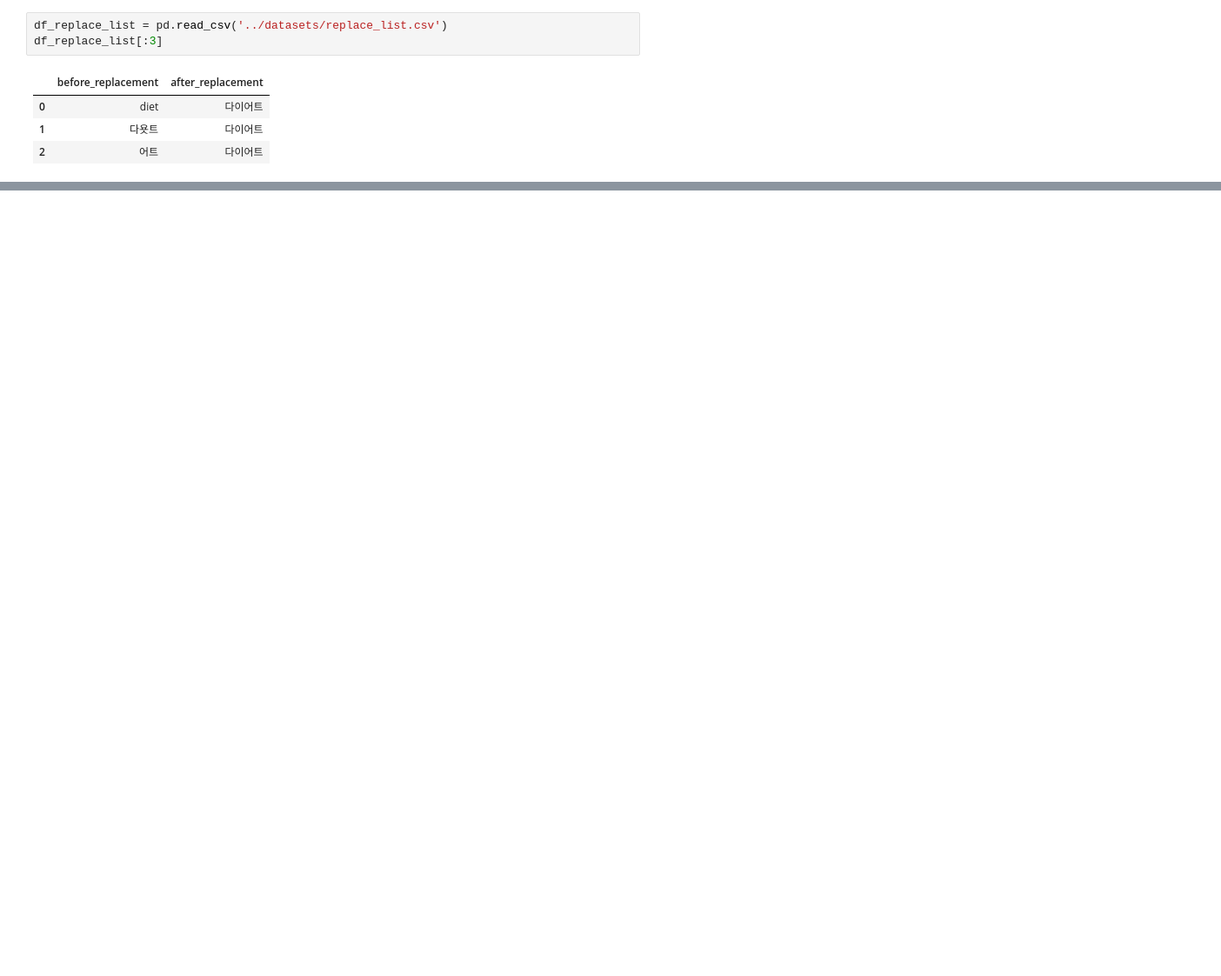
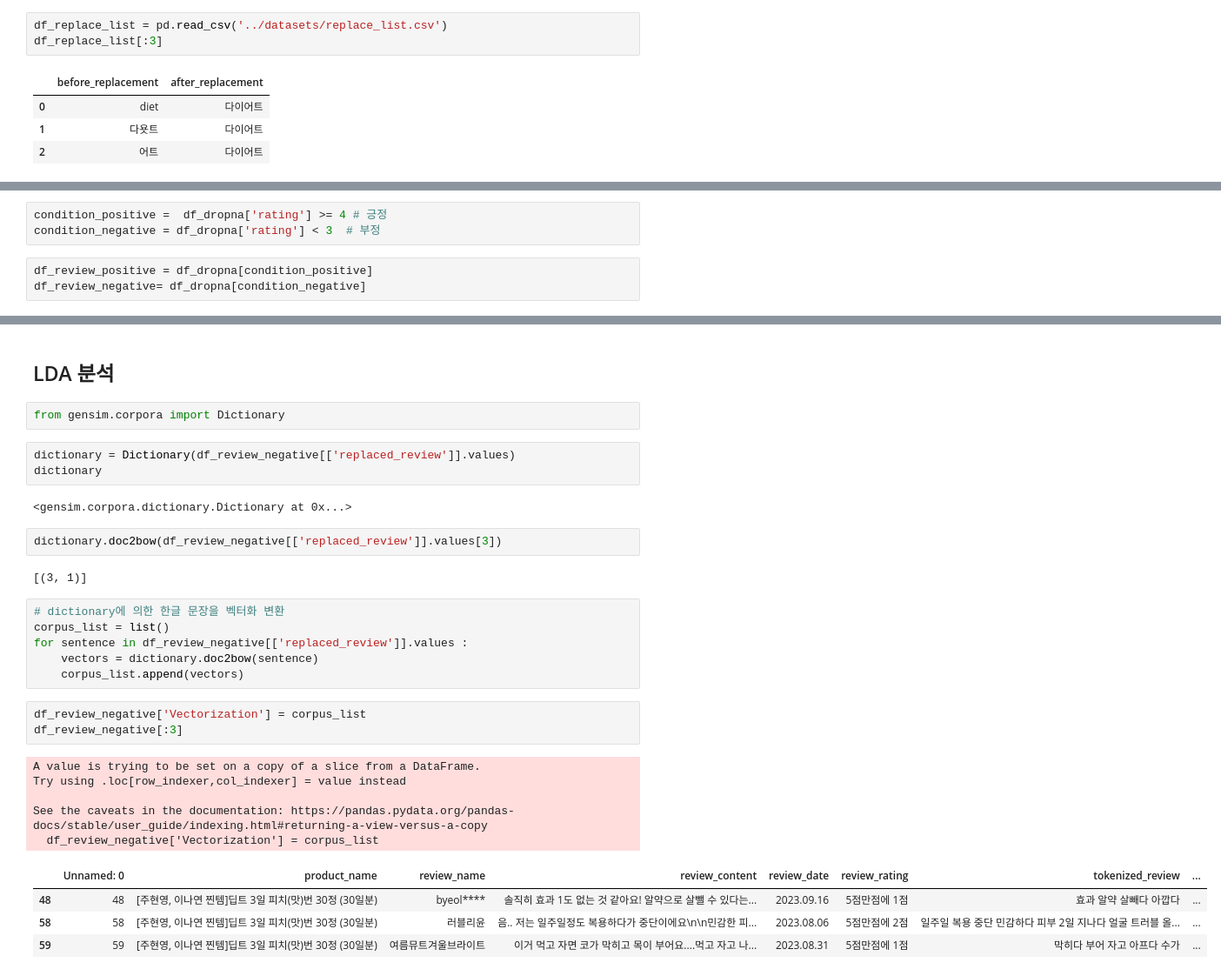
Before and after one commit to angelamyungjoosong/project_supplements_data_analytics, a Jupyter notebook: codes/Preprocessing_GB.ipynb, the cells around one changed output, grey strips where cells are left out. Shown: that part at 87% size. Cells and saved outputs as stored; diff of their text form; blank space fills up the shorter version.

```diff
--- a/codes/Preprocessing_GB.ipynb
+++ b/codes/Preprocessing_GB.ipynb
@@ -326,0 +352,6 @@ See the caveats in the documentation: https://pandas.pydata.org/pandas-docs/stab
+# %%
+condition_positive =  df_dropna['rating'] >= 4 # 긍정
+condition_negative = df_dropna['rating'] < 3  # 부정
+# %%
+df_review_positive = df_dropna[condition_positive]
+df_review_negative= df_dropna[condition_negative]
@@ -326,0 +370,32 @@ See the caveats in the documentation: https://pandas.pydata.org/pandas-docs/stab
+# %% [markdown]
+## LDA 분석
+# %%
+from gensim.corpora import Dictionary
+# %%
+dictionary = Dictionary(df_review_negative[['replaced_review']].values)
+dictionary
+# %% [output]
+<gensim.corpora.dictionary.Dictionary at 0x...>
+# %%
+dictionary.doc2bow(df_review_negative[['replaced_review']].values[3])
+# %% [output]
+[(3, 1)]
+# %%
+# dictionary에 의한 한글 문장을 벡터화 변환
+corpus_list = list()
+for sentence in df_review_negative[['replaced_review']].values :
+    vectors = dictionary.doc2bow(sentence)
+    corpus_list.append(vectors)
+# %%
+df_review_negative['Vectorization'] = corpus_list
+df_review_negative[:3]
+# %% [output]
+A value is trying to be set on a copy of a slice from a DataFrame.
+Try using .loc[row_indexer,col_indexer] = value instead
+
+See the caveats in the documentation: https://pandas.pydata.org/pandas-docs/stable/user_guide/indexing.html#returning-a-view-versus-a-copy
+  df_review_negative['Vectorization'] = corpus_list
+|  | Unnamed: 0 | product_name | review_name | review_content | review_date | review_rating | tokenized_review | ... |
+| 48 | 48 | [주현영, 이나연 찐템]딥트 3일 피치(맛)번 30정 (30일분) | byeol**** | 솔직히 효과 1도 없는 것 같아요! 알약으로 살뺄 수 있다는... | 2023.09.16 | 5점만점에 1점 | 효과 알약 살빼다 아깝다 | ... |
+| 58 | 58 | [주현영, 이나연 찐템]딥트 3일 피치(맛)번 30정 (30일분) | 러블리윤 | 음.. 저는 일주일정도 복용하다가 중단이에요\n\n민감한 피... | 2023.08.06 | 5점만점에 2점 | 일주일 복용 중단 민감하다 피부 2일 지나다 얼굴 트러블 올... | ... |
+| 59 | 59 | [주현영, 이나연 찐템]딥트 3일 피치(맛)번 30정 (30일분) | 여름뮤트겨울브라이트 | 이거 먹고 자면 코가 막히고 목이 부어요....먹고 자고 나... | 2023.08.31 | 5점만점에 1점 | 막히다 부어 자고 아프다 수가 | ... |
```
Also changed, not shown: parts of 28 cells of this notebook, 3 other files.
